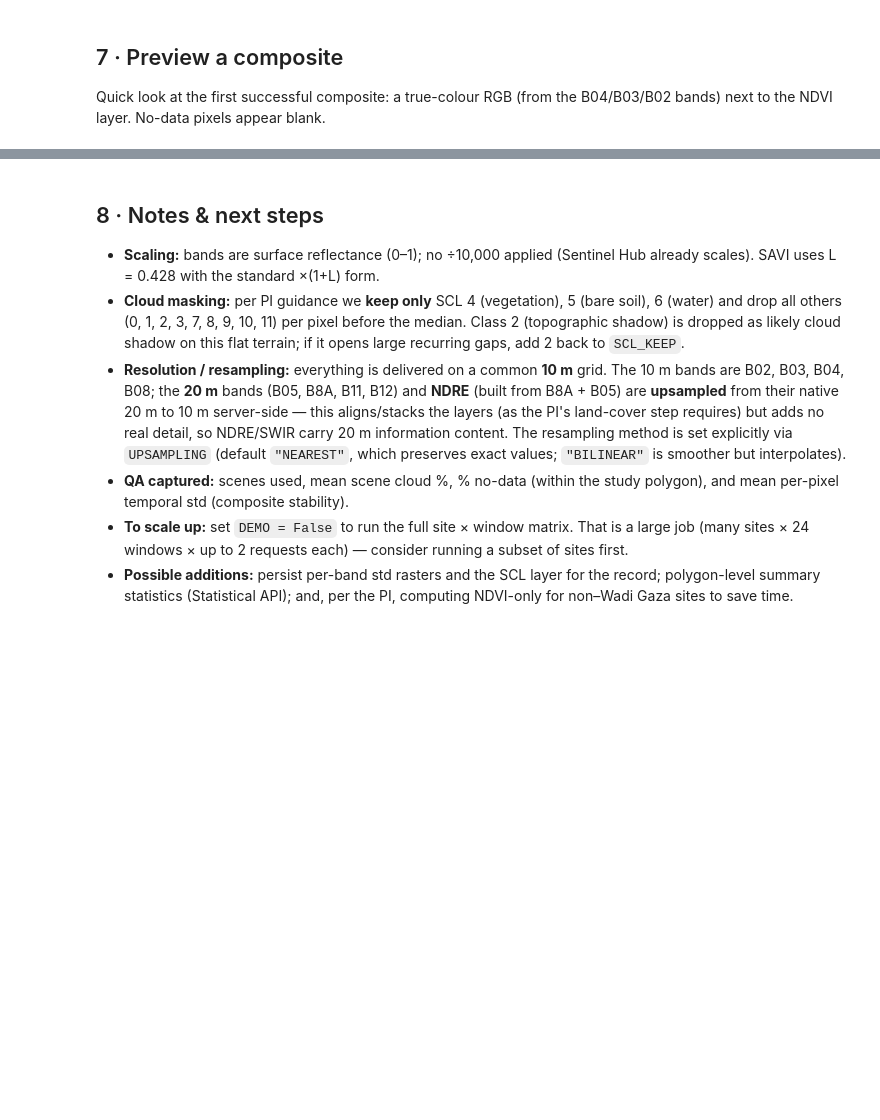
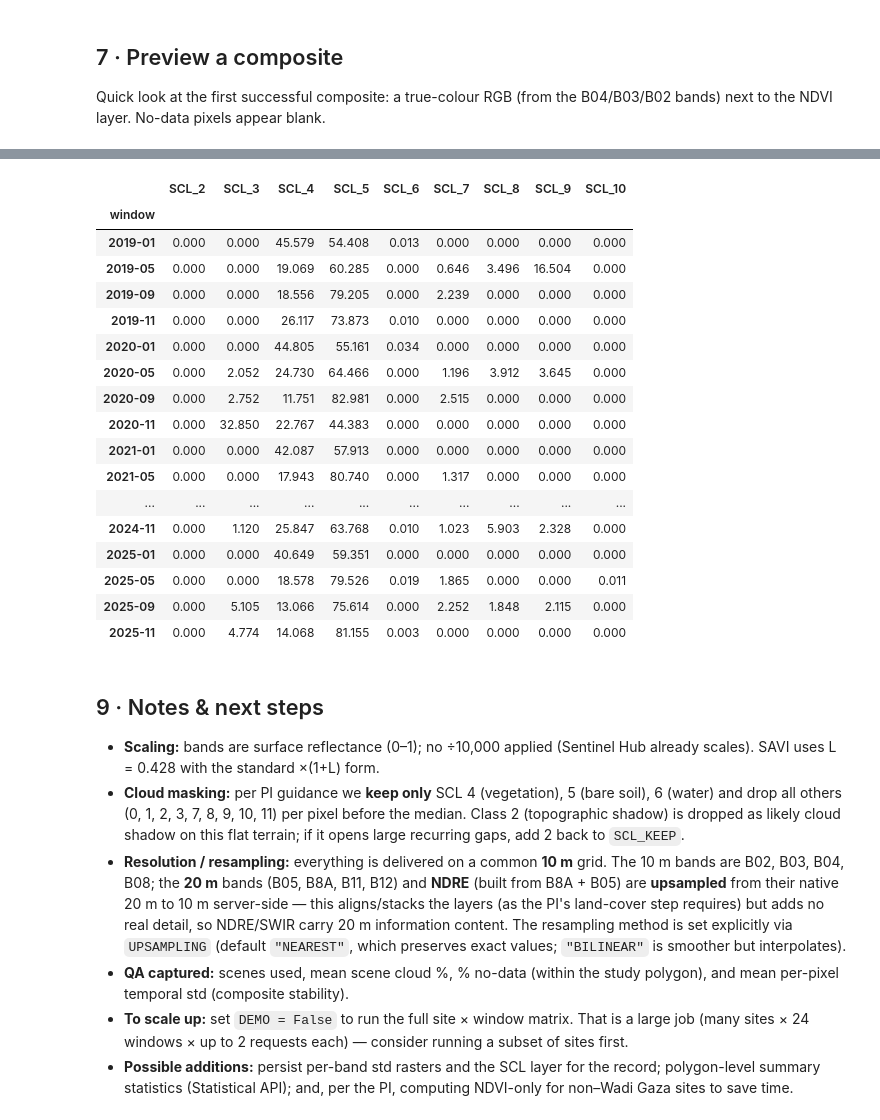
Before and after one commit to tariqshihadah/wadi-gaza-research, a Jupyter notebook: notebooks/M6_composite_pipeline.ipynb, the cells around one changed output, grey strips where cells are left out. Drawn from its saved outputs; the diff is of its cells as text; code cells hidden in the pictures; blank space fills up the shorter version.

```diff
--- a/notebooks/M6_composite_pipeline.ipynb
+++ b/notebooks/M6_composite_pipeline.ipynb
@@ -343,0 +385,27 @@ else:
+# %%
+# --- Fetch per-pixel SCL class counts for NahalRubin (one ORBIT request/window)
+# Returns a 13-band raster per window: ["valid", "SCL_0" ... "SCL_11"].
+from s2grab import make_scl_count_evalscript
+
+SITE = "NahalRubin"
+site_aoi = aois[SITE]
+scl_windows = month_windows(YEARS, MONTHS)
+
+scl_product = make_scl_count_evalscript()
+SCL_BANDS = list(scl_product.band_names)                       # 13 band names
+band_idx = {int(n.split("_")[1]): i                            # SCL class -> band index
+            for i, n in enumerate(SCL_BANDS) if n.startswith("SCL_")}
+
+scl_counts = {}                                                # window label -> (H, W, 13)
+for w in scl_windows:
+    img = client.fetch(
+        site_aoi, start=w["start"], end=w["end"],
+        product=scl_product, max_cloud=MAX_CLOUD, upsampling=UPSAMPLING,
+    )
+    if img is None:
+        print(f"{SITE} {w['label']}: no scenes")
+        continue
+    scl_counts[w["label"]] = img.array
+    print(f"{SITE} {w['label']}: up to {int(img.array[:, :, 0].max())} valid obs/pixel")
+
+print(f"\n{len(scl_counts)} window(s) fetched")
@@ -344,5 +517,40 @@ else:
+# %%
+# --- Observation-weighted SCL class mix per window --------------------------
+# What % of ALL valid observations over the study area fell in each class.
+# Shows which classes are prevalent (and thus candidates to stop masking).
+mix_rows = []
+for label, stack in scl_counts.items():
+    study = study_area_mask(site_aoi, stack.shape[:2])
+    total = float(stack[:, :, 0][study].sum())
+    mix_rows.append({"window": label,
+                     **{f"SCL_{c}": (100.0 * float(stack[:, :, i][study].sum()) / total
+                                     if total else np.nan)
+                        for c, i in band_idx.items()}})
+
+mix = pd.DataFrame(mix_rows).set_index("window").sort_index()
+mix = mix.loc[:, (mix.fillna(0) > 0).any()]   # drop classes that never appear
+mix.round(3)
+# %% [output]
+|  | SCL_2 | SCL_3 | SCL_4 | SCL_5 | SCL_6 | SCL_7 | SCL_8 | SCL_9 | SCL_10 |
+| window |  |  |  |  |  |  |  |  |  |
+| 2019-01 | 0.000 | 0.000 | 45.579 | 54.408 | 0.013 | 0.000 | 0.000 | 0.000 | 0.000 |
+| 2019-05 | 0.000 | 0.000 | 19.069 | 60.285 | 0.000 | 0.646 | 3.496 | 16.504 | 0.000 |
+| 2019-09 | 0.000 | 0.000 | 18.556 | 79.205 | 0.000 | 2.239 | 0.000 | 0.000 | 0.000 |
+| 2019-11 | 0.000 | 0.000 | 26.117 | 73.873 | 0.010 | 0.000 | 0.000 | 0.000 | 0.000 |
+| 2020-01 | 0.000 | 0.000 | 44.805 | 55.161 | 0.034 | 0.000 | 0.000 | 0.000 | 0.000 |
+| 2020-05 | 0.000 | 2.052 | 24.730 | 64.466 | 0.000 | 1.196 | 3.912 | 3.645 | 0.000 |
+| 2020-09 | 0.000 | 2.752 | 11.751 | 82.981 | 0.000 | 2.515 | 0.000 | 0.000 | 0.000 |
+| 2020-11 | 0.000 | 32.850 | 22.767 | 44.383 | 0.000 | 0.000 | 0.000 | 0.000 | 0.000 |
+| 2021-01 | 0.000 | 0.000 | 42.087 | 57.913 | 0.000 | 0.000 | 0.000 | 0.000 | 0.000 |
+| 2021-05 | 0.000 | 0.000 | 17.943 | 80.740 | 0.000 | 1.317 | 0.000 | 0.000 | 0.000 |
+| ... | ... | ... | ... | ... | ... | ... | ... | ... | ... |
+| 2024-11 | 0.000 | 1.120 | 25.847 | 63.768 | 0.010 | 1.023 | 5.903 | 2.328 | 0.000 |
+| 2025-01 | 0.000 | 0.000 | 40.649 | 59.351 | 0.000 | 0.000 | 0.000 | 0.000 | 0.000 |
+| 2025-05 | 0.000 | 0.000 | 18.578 | 79.526 | 0.019 | 1.865 | 0.000 | 0.000 | 0.011 |
+| 2025-09 | 0.000 | 5.105 | 13.066 | 75.614 | 0.000 | 2.252 | 1.848 | 2.115 | 0.000 |
+| 2025-11 | 0.000 | 4.774 | 14.068 | 81.155 | 0.003 | 0.000 | 0.000 | 0.000 | 0.000 |
 # %% [markdown]
-## 8 · Notes & next steps
+## 9 · Notes & next steps
 
 - **Scaling:** bands are surface reflectance (0–1); no ÷10,000 applied (Sentinel
   Hub already scales). SAVI uses L = 0.428 with the standard ×(1+L) form.
```
Also changed, not shown: parts of 10 cells of this notebook, 3 other files.
